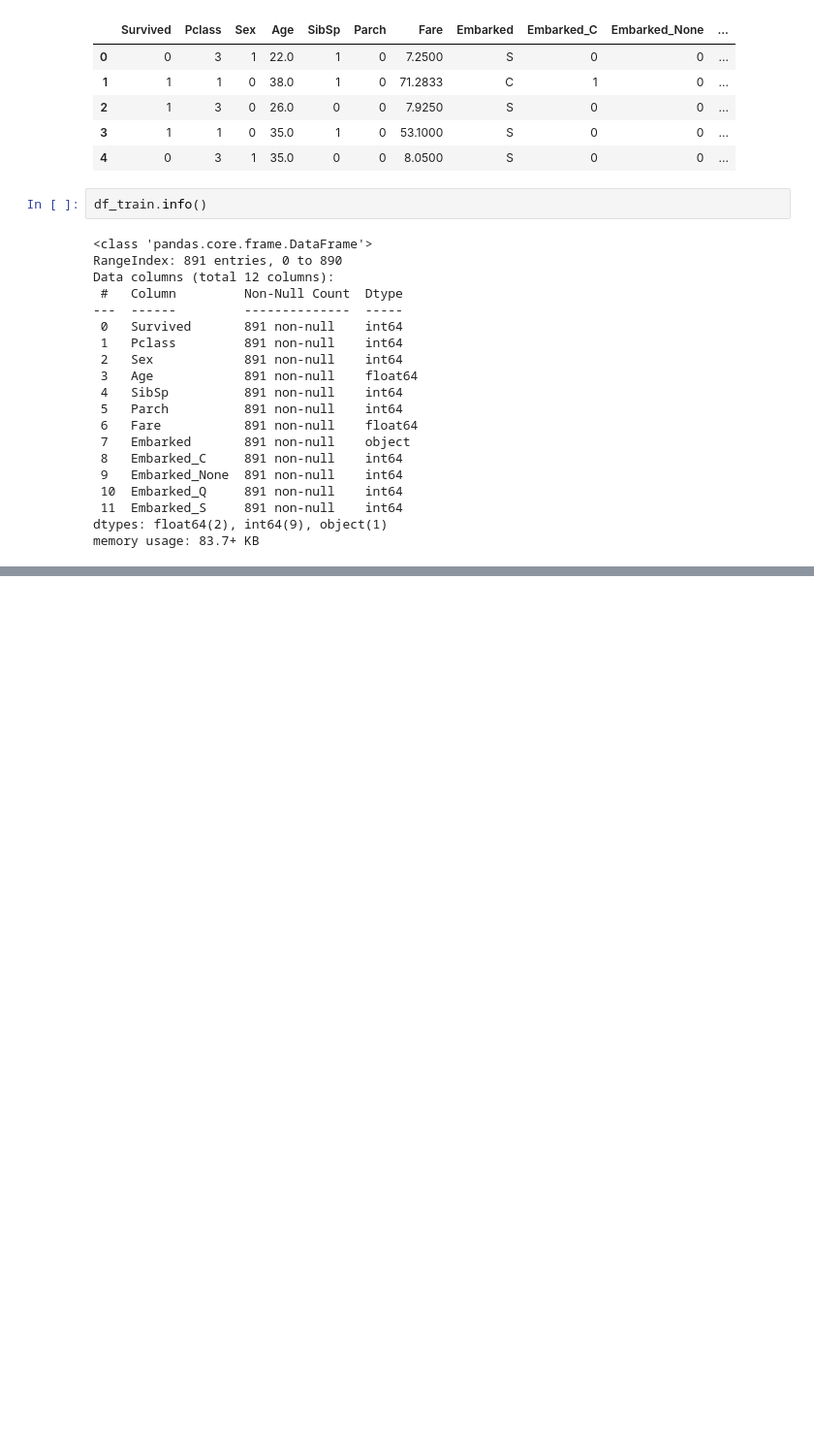
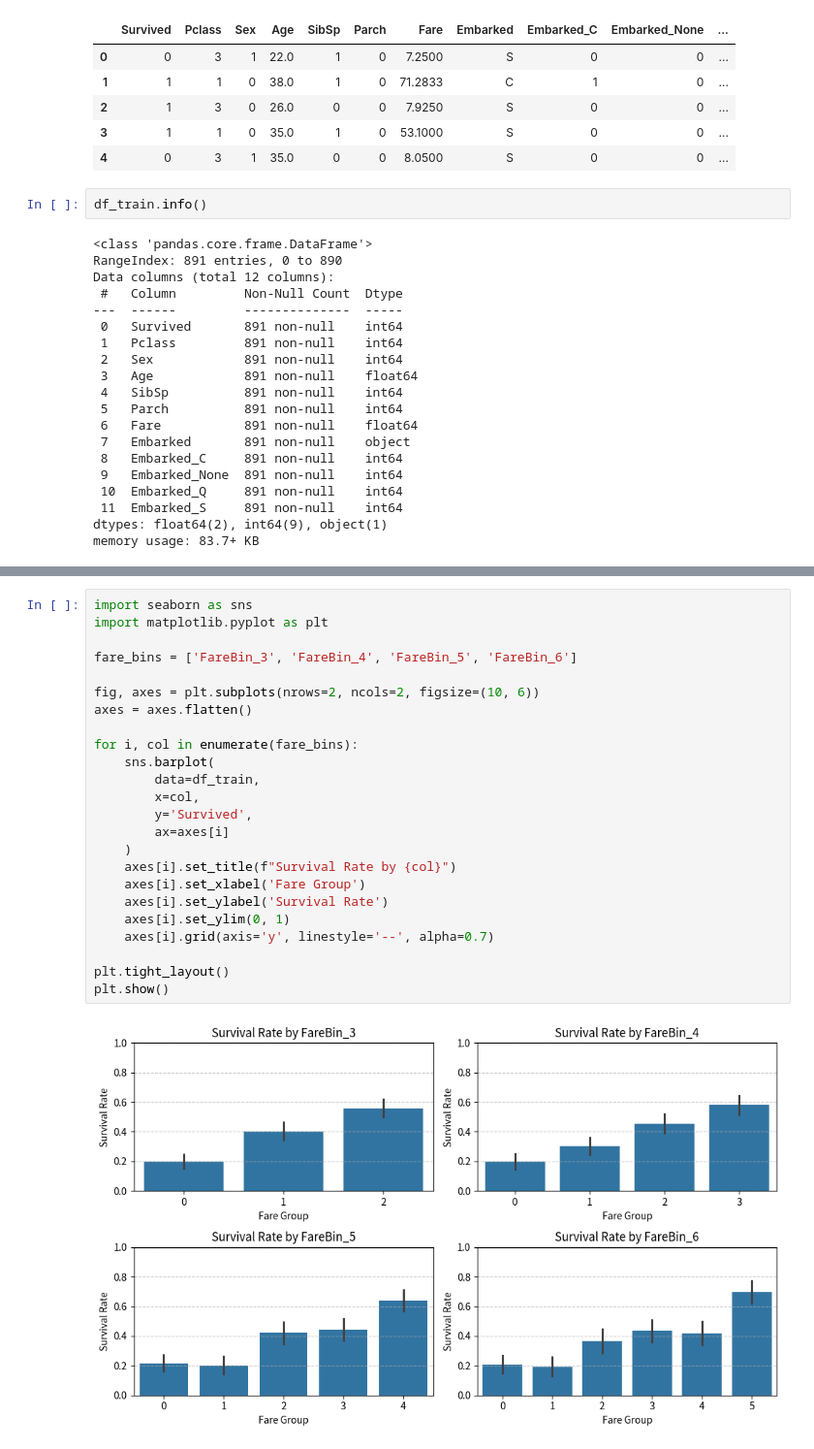
Before and after one commit to Shenghao27/titanic-analysis, a Jupyter notebook: 專題實作_01_鐵達尼號存活預測.ipynb, the cells around one changed output, grey strips where cells are left out. Shown at 97% size. Saved outputs shown, nothing was run; the diff lists cells and outputs as text; blank space fills up the shorter version.

```diff
--- a/專題實作_01_鐵達尼號存活預測.ipynb
+++ b/專題實作_01_鐵達尼號存活預測.ipynb
@@ -533,0 +644,26 @@ print(scores)
+# %%
+import seaborn as sns
+import matplotlib.pyplot as plt
+
+fare_bins = ['FareBin_3', 'FareBin_4', 'FareBin_5', 'FareBin_6']
+
+fig, axes = plt.subplots(nrows=2, ncols=2, figsize=(10, 6))
+axes = axes.flatten()
+
+for i, col in enumerate(fare_bins):
+    sns.barplot(
+        data=df_train,
+        x=col,
+        y='Survived',
+        ax=axes[i]
+    )
+    axes[i].set_title(f"Survival Rate by {col}")
+    axes[i].set_xlabel('Fare Group')
+    axes[i].set_ylabel('Survival Rate')
+    axes[i].set_ylim(0, 1)
+    axes[i].grid(axis='y', linestyle='--', alpha=0.7)
+
+plt.tight_layout()
+plt.show()
+# %% [output]
+[figure, added]
```
Also changed, not shown: parts of 27 cells of this notebook.
